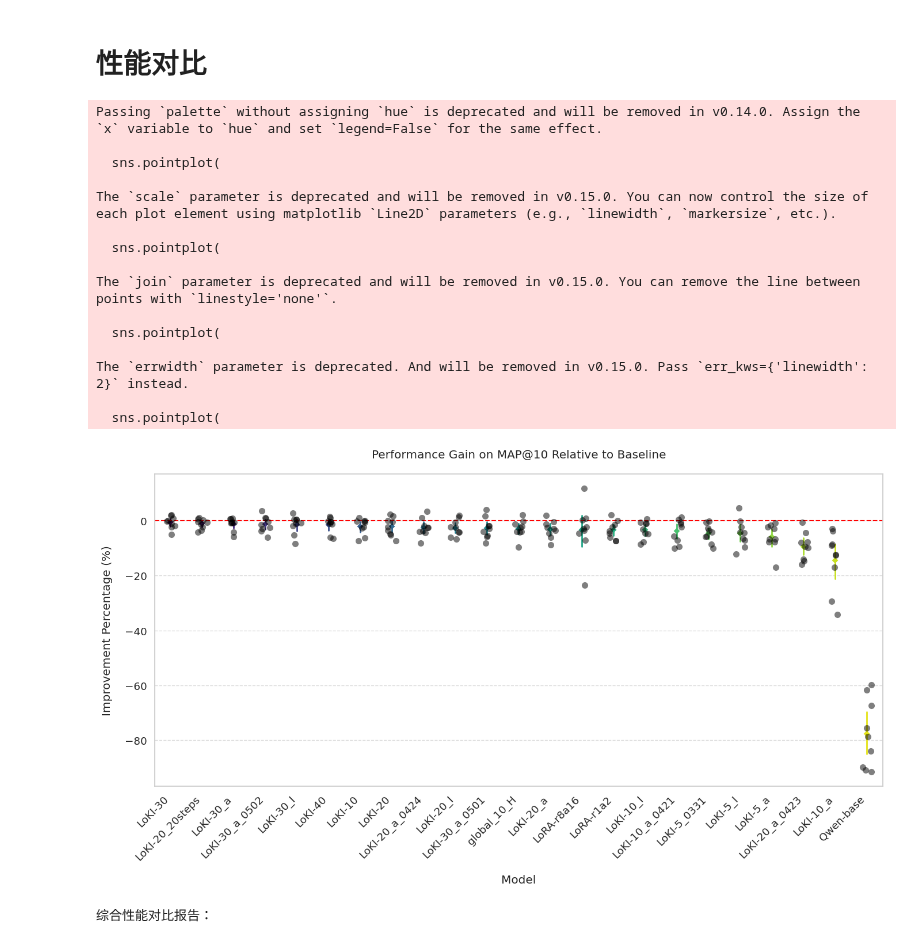
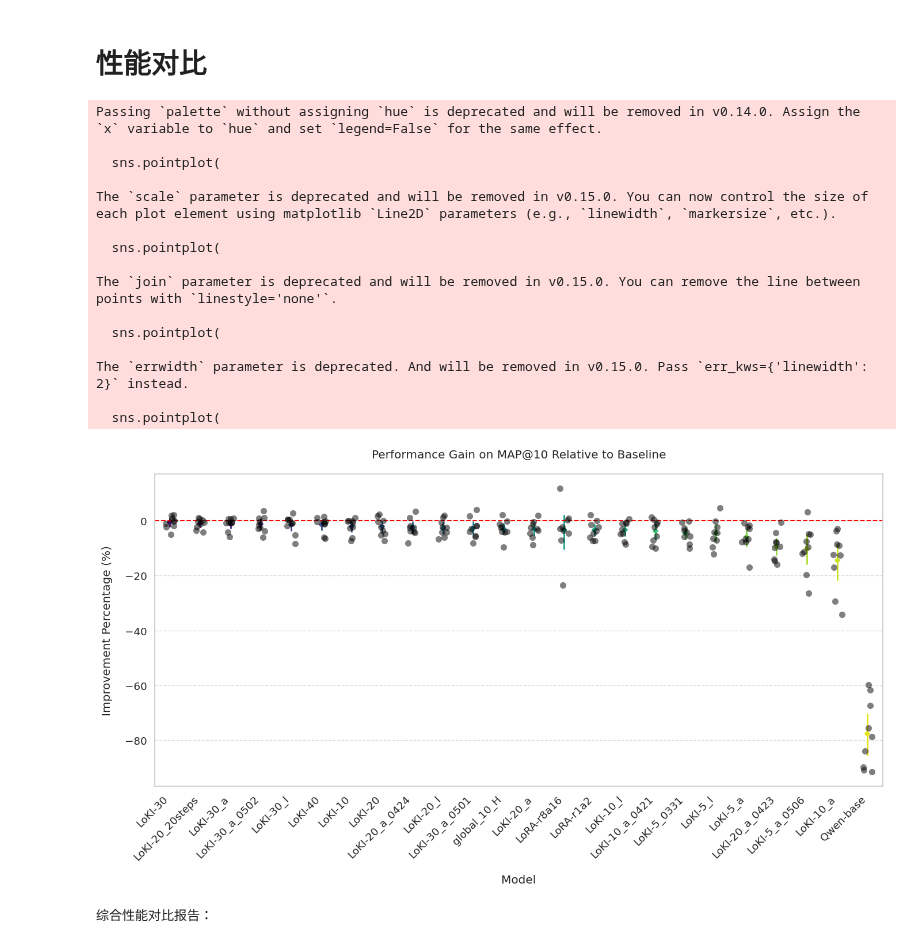
Before and after one commit to Nexround/ftg, a Jupyter notebook: evaluate/bier.ipynb, the cells around one changed output. Saved outputs shown, nothing was run; the diff lists cells and outputs as text; code cells hidden in the pictures.

```diff
--- a/evaluate/bier.ipynb
+++ b/evaluate/bier.ipynb
@@ -208,6 +208,7 @@ model_name_map = {
     # "loki_reranker_qwen2_5-0-5b-5": "LoKI-5",
     "loki_reranker_qwen2_5-0-5b-5_0331_real": "LoKI-5_0331",
     "loki_5_a": "LoKI-5_a",
+    "loki_5_a_0506": "LoKI-5_a_0506",
     "loki_reranker_qwen2_5-0-5b-5_invert": "LoKI-5_I",
     "loki_reranker_qwen2_5-0-5b-10": "LoKI-10",
     "loki_10_a": "LoKI-10_a",
@@ -226,6 +227,7 @@ model_name_map = {
     "loki_reranker_qwen2_5-0-5b-30_inverted": "LoKI-30_I",
     "loki_reranker_qwen2_5-0-5b-40": "LoKI-40",
     "global_10_H": "global_10_H",
+    "global_10_L": "global_lowest_10",
     "lightblue/lora_reranker_r1a2": "LoRA-r1a2",
     "lightblue/lora_reranker_r8a16": "LoRA-r8a16",
     "Qwen/Qwen2.5-0.5B-Instruct": "Qwen-base",
@@ -359,34 +361,34 @@ if __name__ == "__main__":
         generate_comparison_matrix("NDCG", 100),
         annot=True,
         fmt=".1f",
         cmap="RdYlGn",
         center=0,
         linewidths=0.5,
         annot_kws={"size": 10},
     )
     plt.title("NDCG@10 Performance Gain by Dataset (%)", pad=20)
     plt.xlabel("Model", labelpad=15)
     plt.ylabel("Dataset", labelpad=15)
     plt.xticks(rotation=45, ha="right")
     plt.tight_layout()
     plt.show()
 # %% [output]
 Passing `palette` without assigning `hue` is deprecated and will be removed in v0.14.0. Assign the `x` variable to `hue` and set `legend=False` for the same effect.
 
   sns.pointplot(
 
 The `scale` parameter is deprecated and will be removed in v0.15.0. You can now control the size of each plot element using matplotlib `Line2D` parameters (e.g., `linewidth`, `markersize`, etc.).
 
   sns.pointplot(
 
 The `join` parameter is deprecated and will be removed in v0.15.0. You can remove the line between points with `linestyle='none'`.
 
   sns.pointplot(
 
 The `errwidth` parameter is deprecated. And will be removed in v0.15.0. Pass `err_kws={'linewidth': 2}` instead.
 
   sns.pointplot(
-[figure, old version]
+[figure, new version]
 综合性能对比报告：
 |  | mean |  |  |  | std |  |  |  |
 | metric | MAP@1 | NDCG@1 | P@1 | Recall@1 | MAP@1 | NDCG@1 | P@1 | Recall@1 |
```
Also changed, not shown: parts of 2 cells of this notebook, 17 other files.
